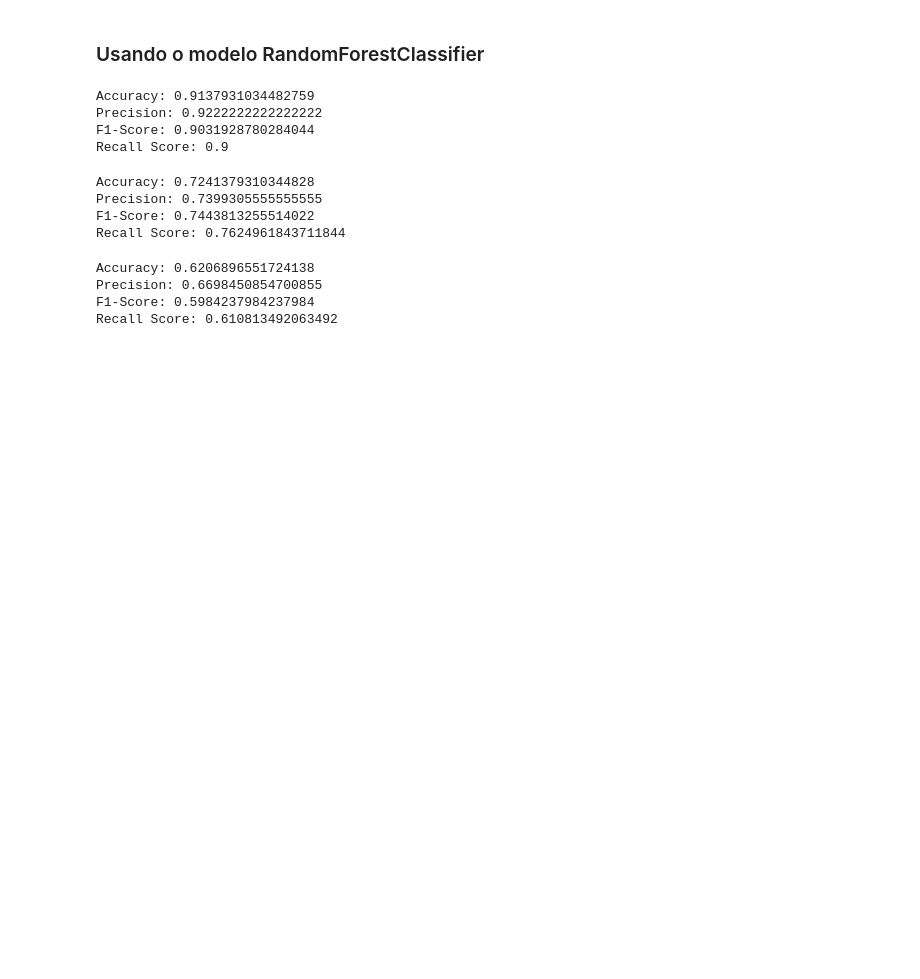
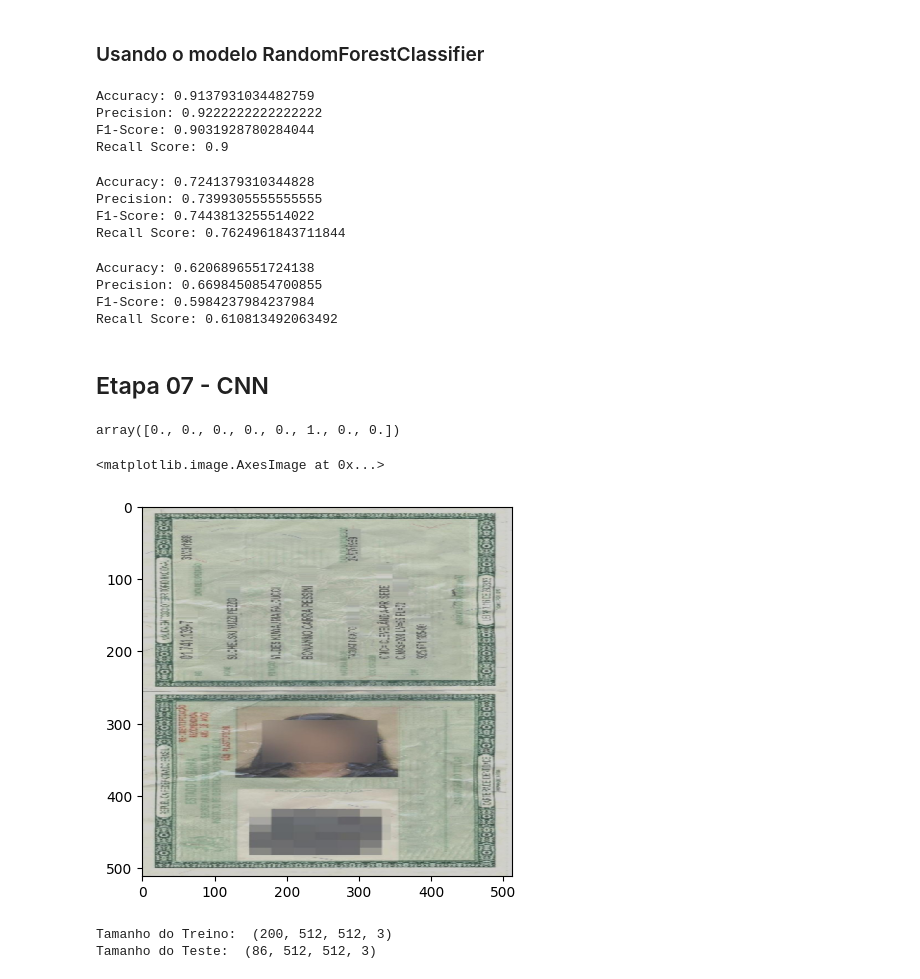
Before and after one commit to PedroAzevedo141/visao_computacional, a Jupyter notebook: Tarefa_06/Atividade/main_article.ipynb, the cells around one changed output. Drawn from its saved outputs; the diff is of its cells as text; code cells hidden in the pictures; blank space fills up the shorter version.

```diff
--- a/Tarefa_06/Atividade/main_article.ipynb
+++ b/Tarefa_06/Atividade/main_article.ipynb
@@ -1287,3 +1292,5 @@ Accuracy: 0.6206896551724138
 Precision: 0.6698450854700855
 F1-Score: 0.5984237984237984
 Recall Score: 0.610813492063492
+# %% [markdown]
+## Etapa 07 - CNN
@@ -1289,0 +1320,43 @@ Recall Score: 0.610813492063492
+# %%
+img_size = 512
+# %%
+database_classes = glob('Dataset/BID Sample Dataset/*/')
+n_classes = len(database_classes)
+n_files = glob('Dataset/BID Sample Dataset/*/*.jpg')
+
+labels = np.zeros((len(n_files),n_classes))
+images = np.zeros((len(n_files),img_size,img_size,3))
+
+cont = 0
+lb = 0
+for classes in database_classes:
+    files_in_classe = glob(classes+'*.jpg')
+
+    for fc in files_in_classe:
+        img = image.load_img(fc, target_size=(img_size, img_size))
+        x = image.img_to_array(img)
+        x = np.expand_dims(x, axis=0)
+        # x = preprocess_input(x)
+
+        labels[cont, lb] = 1
+        images[cont,:,:,:] = x/255
+        cont+=1
+    lb +=1
+# %%
+labels[191]
+# %% [output]
+array([0., 0., 0., 0., 0., 1., 0., 0.])
+# %%
+plt.imshow(images[191,:,:,:])
+# %% [output]
+<matplotlib.image.AxesImage at 0x...>
+[figure, added]
+# %%
+X_train, X_test, Y_train, Y_test = train_test_split(
+    images, labels, test_size=0.3)
+
+print('Tamanho do Treino: ', X_train.shape)
+print('Tamanho do Teste: ', X_test.shape)
+# %% [output]
+Tamanho do Treino:  (200, 512, 512, 3)
+Tamanho do Teste:  (86, 512, 512, 3)
```
Also changed, not shown: parts of 21 cells of this notebook, 1 other file.
